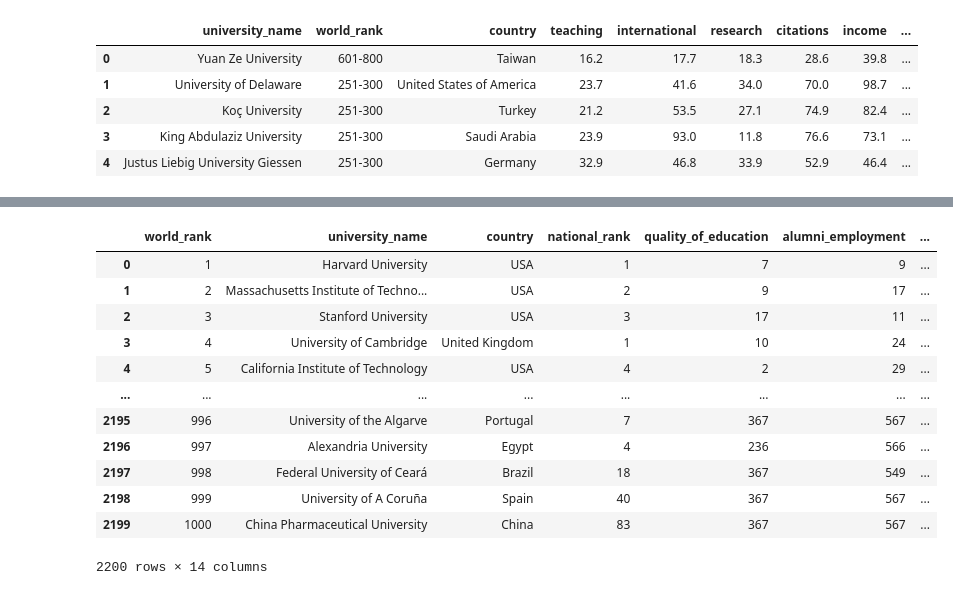
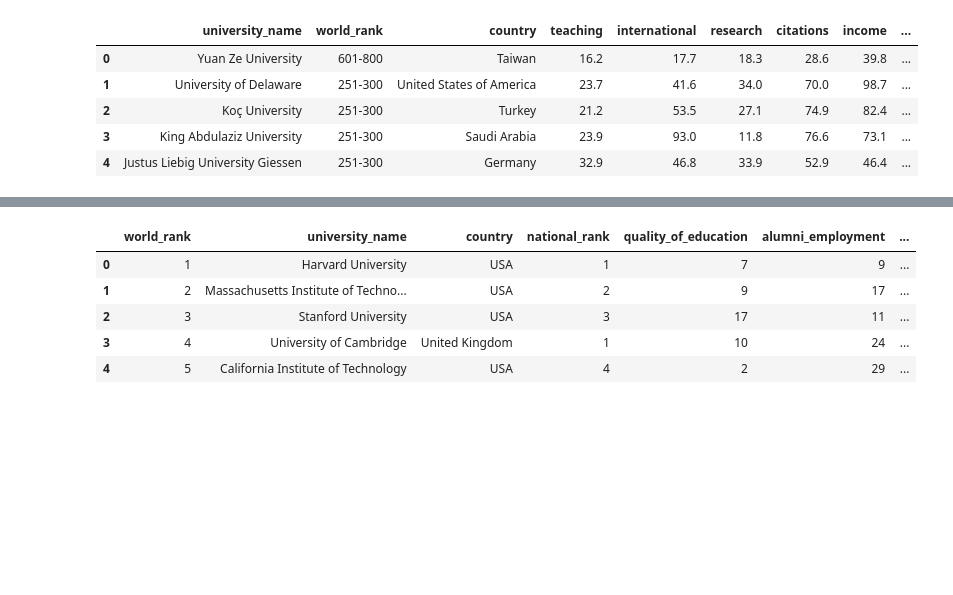
Before and after one commit to PietroBonardi/FoCS, a Jupyter notebook: pietronotebook.ipynb, the cells around one changed output, grey strips where cells are left out. Saved outputs shown, nothing was run; the diff lists cells and outputs as text; code cells hidden in the pictures; blank space fills up the shorter version.

```diff
--- a/pietronotebook.ipynb
+++ b/pietronotebook.ipynb
@@ -242,19 +211,12 @@ cwur.head()
 # %%
 cwur.rename({"institution":"university_name"},axis=1,inplace=True)
-cwur
+cwur.head()
 # %% [output]
 |  | world_rank | university_name | country | national_rank | quality_of_education | alumni_employment | ... |
 | 0 | 1 | Harvard University | USA | 1 | 7 | 9 | ... |
 | 1 | 2 | Massachusetts Institute of Techno... | USA | 2 | 9 | 17 | ... |
 | 2 | 3 | Stanford University | USA | 3 | 17 | 11 | ... |
 | 3 | 4 | University of Cambridge | United Kingdom | 1 | 10 | 24 | ... |
 | 4 | 5 | California Institute of Technology | USA | 4 | 2 | 29 | ... |
-| ... | ... | ... | ... | ... | ... | ... | ... |
-| 2195 | 996 | University of the Algarve | Portugal | 7 | 367 | 567 | ... |
-| 2196 | 997 | Alexandria University | Egypt | 4 | 236 | 566 | ... |
-| 2197 | 998 | Federal University of Ceará | Brazil | 18 | 367 | 549 | ... |
-| 2198 | 999 | University of A Coruña | Spain | 40 | 367 | 567 | ... |
-| 2199 | 1000 | China Pharmaceutical University | China | 83 | 367 | 567 | ... |
-2200 rows × 14 columns
 # %%
 cwur_max_year = cwur.sort_values(by=["year"],ascending=False)
```
Also changed, not shown: parts of 64 cells of this notebook.
